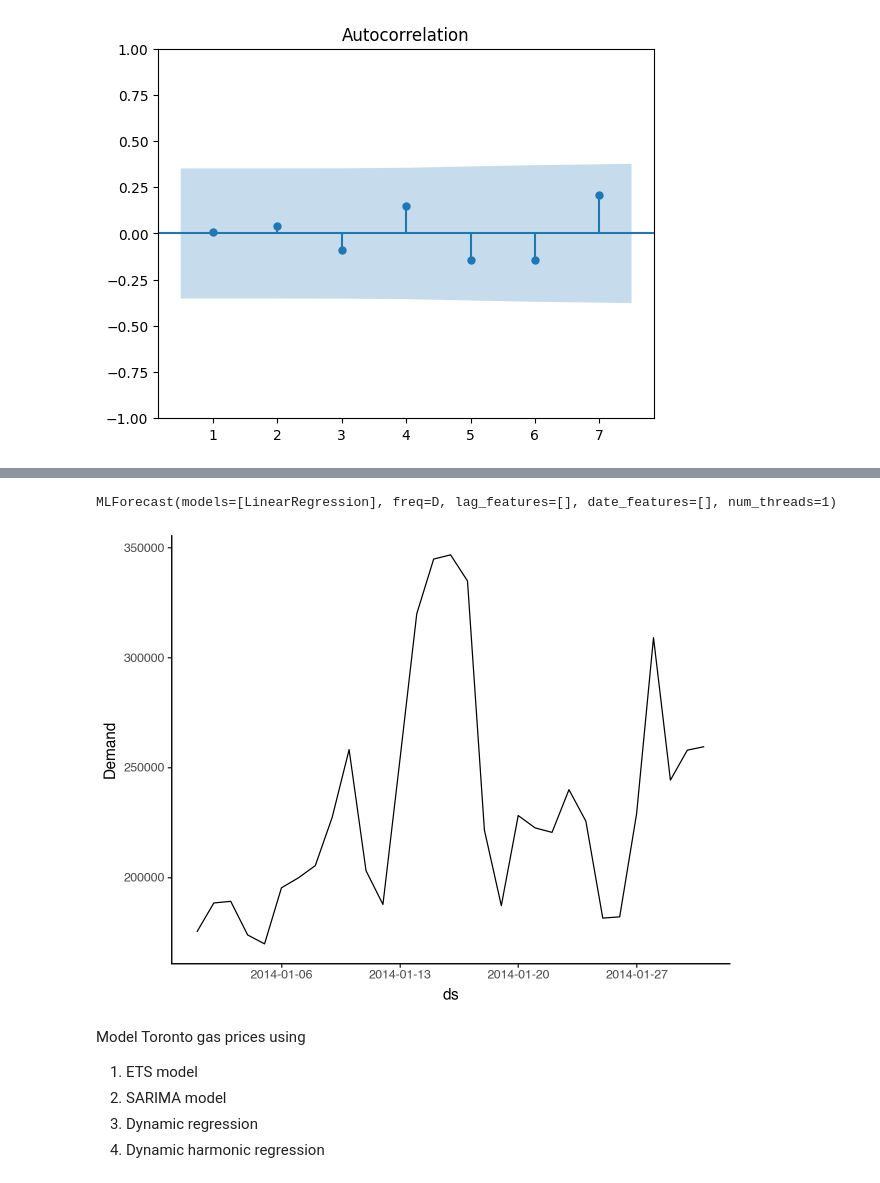
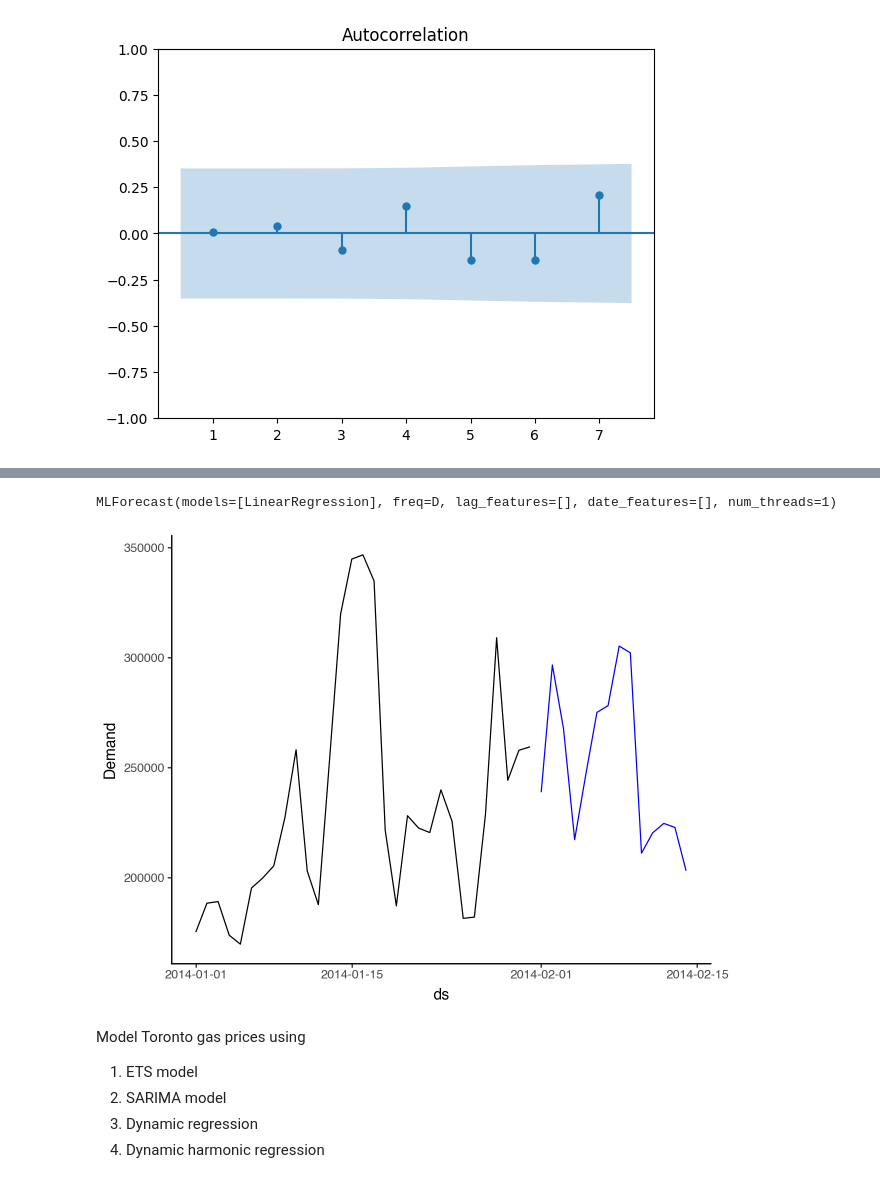
Before and after one commit to sebsciarra/gas_pump_prices, a Jupyter notebook: notebooks/chap10_dynamic_reg.ipynb, the cells around one changed output, grey strips where cells are left out. Drawn from its saved outputs; the diff is of its cells as text; code cells hidden in the pictures.

```diff
--- a/notebooks/chap10_dynamic_reg.ipynb
+++ b/notebooks/chap10_dynamic_reg.ipynb
@@ -406,6 +472,7 @@ df_feb['unique_id'] = 'elec_demand'
 # %%
-sf = StatsForecast(models=[AutoARIMA()], freq="D")
+sf = StatsForecast(models=[AutoARIMA(season_length=7)], freq="D")
 
+df_daily['Temperature_sq'] = df_daily['Temperature'] ** 2
 sf = sf.fit(df=df_daily[["unique_id", "ds", "Demand", "Temperature"]],
             target_col="Demand")
 
@@ -427,5 +494,5 @@ print(f"bic         : {sf.fitted_[0, 0].model_['bic']:.2f}")
 # fit ordinary regression model
 # Create linear model where total demand is regressed onto mean temperature
 mf_model = MLForecast(models=LinearRegression(), freq='D')
-mf_model.fit(df=df_daily, target_col='Demand', fitted=True, static_features=[])
+_ = mf_model.fit(df=df_daily[["unique_id", "ds", "Demand", "Temperature"]], target_col='Demand', fitted=True, static_features=[])
 # %% [output]
@@ -440,0 +507,19 @@ MLForecast(models=[LinearRegression], freq=D, lag_features=[], date_features=[],
+# %%
+df_daily['Temperature_sq'] = df_daily['Temperature'] ** 2
+sf = sf.fit(df=df_daily[["unique_id", "ds", "Demand", "Temperature", "Temperature_sq"]],
+            target_col="Demand")
+
+coefs = deepcopy(sf.fitted_[0, 0].model_['coef'])
+coefs = {k: round(v, 3) for k, v in coefs.items()}
+items = list(coefs.items())
+arma = dict(items[:3])
+regr = dict(items[3:])
+
+print(ARIMASummary(sf.fitted_[0, 0].model_))
+print(f"ARMA coefficients: {arma}")
+print(f"Regression coefficients: {regr}")
+print(f"sigma^2     : {sf.fitted_[0, 0].model_['sigma2']:.2f}")
+print(f"loglik      : {sf.fitted_[0, 0].model_['loglik']:.2f}")
+print(f"aic         : {sf.fitted_[0, 0].model_['aic']:.2f}")
+print(f"aicc        : {sf.fitted_[0, 0].model_['aicc']:.2f}")
+print(f"bic         : {sf.fitted_[0, 0].model_['bic']:.2f}")
@@ -466,23 +542,26 @@ df_feb
 # %%
 # create forecasts 2 weeks into future
 # get predictor values over next two weeks
 mf_model = MLForecast(models=LinearRegression(), freq='D')
 mf_model.fit(df=df_daily, target_col='Demand', fitted=True, static_features=[])
 
 df_reg = mf_model.predict(h=14, X_df=df_feb[['ds', 'Temperature', 'unique_id']])
 
+
 features = ['unique_id', 'ds', 'Temperature']
-df_dyn_reg = sf.predict(h=14, X_df=df_feb[features])
+df_dyn_reg = sf.predict(h=14, X_df=df_feb[features], level=[95])
 
 # merge data sets on ds
 df_dyn_reg = df_dyn_reg.merge(right=df_reg, on='ds', how='left')
 
 (ggplot(data=df_daily, mapping=aes(x='ds', y='Demand')) +
     geom_line() +
+    geom_line(inherit_aes=False, data=df_dyn_reg,
+              mapping=aes(x='ds', y='LinearRegression'), color='blue') +
     theme_classic())
 # %% [output]
 MLForecast(models=[LinearRegression], freq=D, lag_features=[], date_features=[], num_threads=1)
-[figure, old version]
+[figure, new version]
 # %% [markdown]
 Model Toronto gas prices using
 
```
Also changed, not shown: parts of 9 cells of this notebook.
